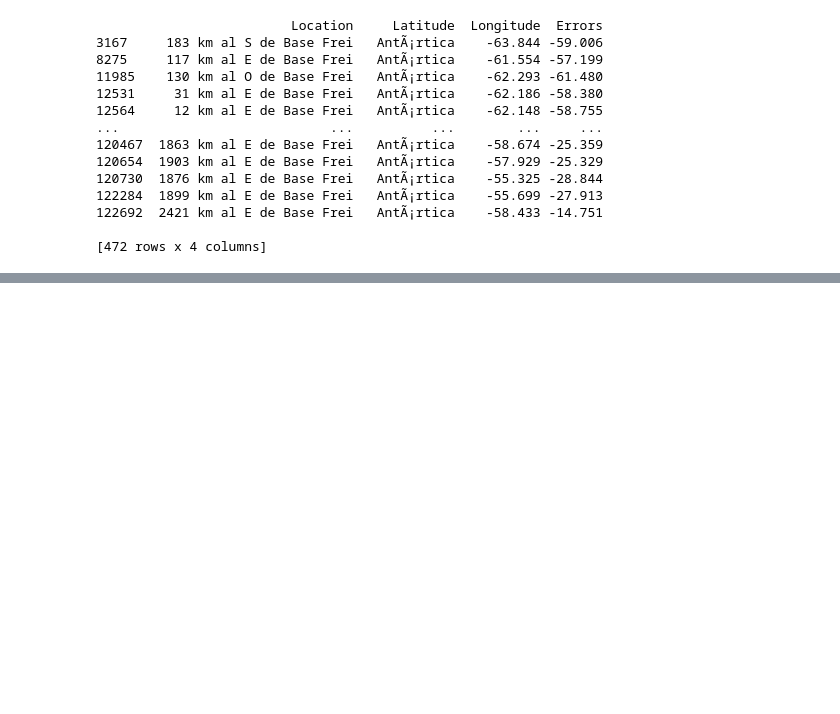
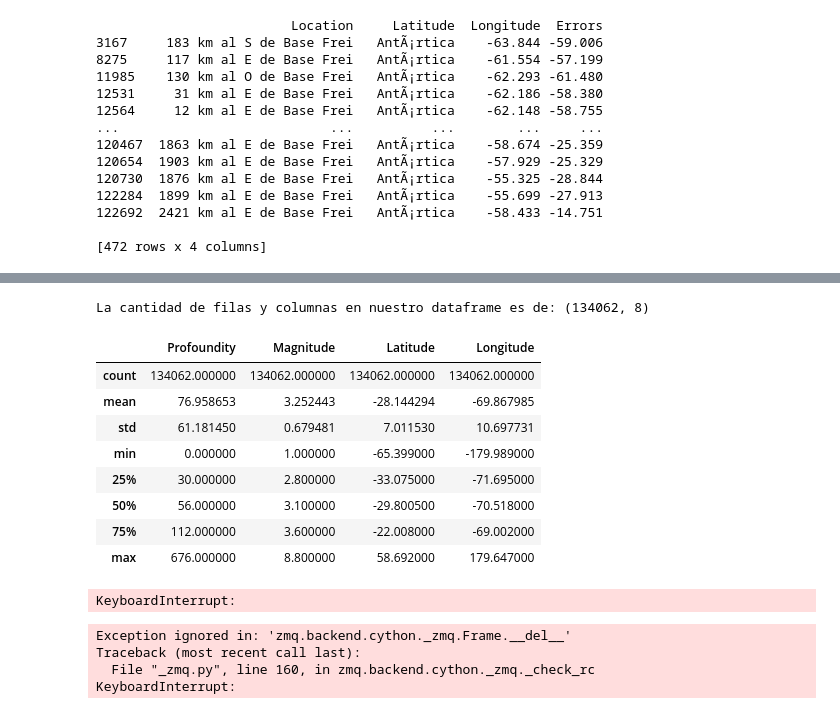
Before and after one commit to leandruko/sismos-Chile, a Jupyter notebook: analisis _sismos.ipynb, the cells around one changed output, grey strips where cells are left out. Drawn from its saved outputs; the diff is of its cells as text; code cells hidden in the pictures; blank space fills up the shorter version.

```diff
--- a/analisis _sismos.ipynb
+++ b/analisis _sismos.ipynb
@@ -244,0 +273,6 @@ dtype: int64
+# %%
+# Eliminar las letras (escala) y convertir a float
+df['Magnitude'] = df['Magnitude'].str.extract(r'([\d\.]+)').astype(float)
+
+# Verificar que la conversión fue exitosa
+print(df[['Magnitude']].head())
@@ -244,0 +286,6 @@ dtype: int64
+# %%
+# Eliminar las letras (escala) y convertir a float
+df['Profoundity'] = df['Profoundity'].str.extract(r'([\d\.]+)').astype(float)
+
+# Verificar que la conversión fue exitosa
+print(df[['Profoundity']].head())
@@ -259,0 +334,43 @@ dtype: int64
+# %%
+info = df.shape
+print("La cantidad de filas y columnas en nuestro dataframe es de:",info)
+# %% [output]
+La cantidad de filas y columnas en nuestro dataframe es de: (134062, 8)
+# %%
+df.describe()
+# %% [output]
+|  | Profoundity | Magnitude | Latitude | Longitude |
+| count | 134062.000000 | 134062.000000 | 134062.000000 | 134062.000000 |
+| mean | 76.958653 | 3.252443 | -28.144294 | -69.867985 |
+| std | 61.181450 | 0.679481 | 7.011530 | 10.697731 |
+| min | 0.000000 | 1.000000 | -65.399000 | -179.989000 |
+| 25% | 30.000000 | 2.800000 | -33.075000 | -71.695000 |
+| 50% | 56.000000 | 3.100000 | -29.800500 | -70.518000 |
+| 75% | 112.000000 | 3.600000 | -22.008000 | -69.002000 |
+| max | 676.000000 | 8.800000 | 58.692000 | 179.647000 |
+# %%
+import folium
+
+# Crear un mapa centrado en Chile (latitud y longitud aproximadas)
+m = folium.Map(location=[-33.45, -70.65], zoom_start=5)  # Santiago de Chile como referencia
+
+# Agregar los puntos del dataset al mapa
+for index, row in df.iterrows():
+    folium.CircleMarker(
+        location=[row['Latitude'], row['Longitude']],
+        radius=5,
+        popup=f"Magnitude: {row['Magnitude']}, Location: {row['Location']}",
+        color='blue',
+        fill=True,
+        fill_color='blue'
+    ).add_to(m)
+
+# Guardar el mapa en un archivo HTML
+m.save('mapa_chile.html')
+m
+# %% [output]
+KeyboardInterrupt:
+Exception ignored in: 'zmq.backend.cython._zmq.Frame.__del__'
+Traceback (most recent call last):
+  File "_zmq.py", line 160, in zmq.backend.cython._zmq._check_rc
+KeyboardInterrupt:
```
Also changed, not shown: parts of 12 cells of this notebook.
